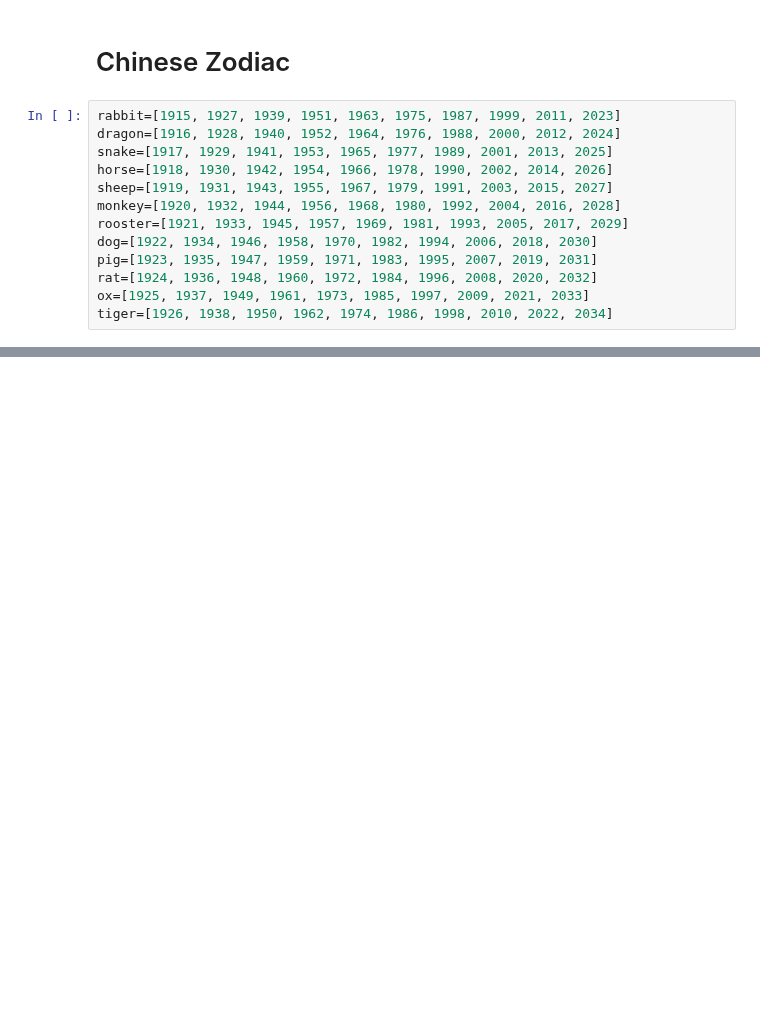
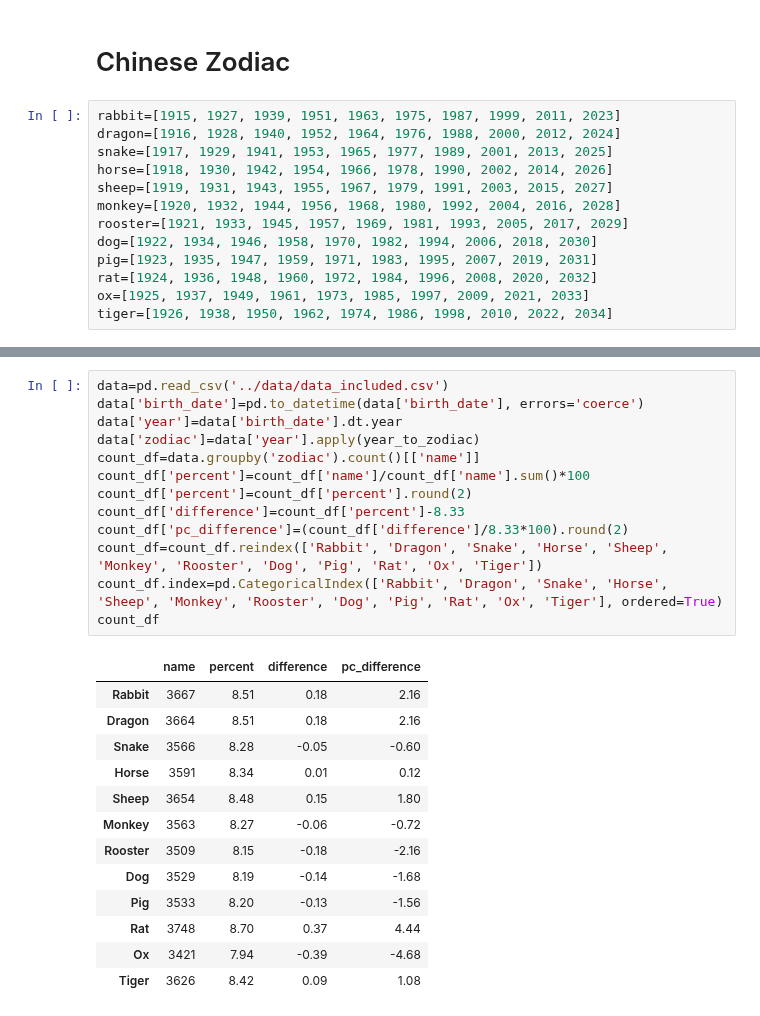
Before and after one commit to OjasSB/DS105, a Jupyter notebook: notebooks/Zodiac.ipynb, the cells around one changed output, grey strips where cells are left out. Saved outputs shown, nothing was run; the diff lists cells and outputs as text; blank space fills up the shorter version.

```diff
--- a/notebooks/Zodiac.ipynb
+++ b/notebooks/Zodiac.ipynb
@@ -113,0 +140,27 @@ tiger=[1926, 1938, 1950, 1962, 1974, 1986, 1998, 2010, 2022, 2034]
+# %%
+data=pd.read_csv('../data/data_included.csv')
+data['birth_date']=pd.to_datetime(data['birth_date'], errors='coerce')
+data['year']=data['birth_date'].dt.year
+data['zodiac']=data['year'].apply(year_to_zodiac)
+count_df=data.groupby('zodiac').count()[['name']]
+count_df['percent']=count_df['name']/count_df['name'].sum()*100
+count_df['percent']=count_df['percent'].round(2)
+count_df['difference']=count_df['percent']-8.33
+count_df['pc_difference']=(count_df['difference']/8.33*100).round(2)
+count_df=count_df.reindex(['Rabbit', 'Dragon', 'Snake', 'Horse', 'Sheep', 'Monkey', 'Rooster', 'Dog', 'Pig', 'Rat', 'Ox', 'Tiger'])
+count_df.index=pd.CategoricalIndex(['Rabbit', 'Dragon', 'Snake', 'Horse', 'Sheep', 'Monkey', 'Rooster', 'Dog', 'Pig', 'Rat', 'Ox', 'Tiger'], ordered=True)
+count_df
+# %% [output]
+|  | name | percent | difference | pc_difference |
+| Rabbit | 3667 | 8.51 | 0.18 | 2.16 |
+| Dragon | 3664 | 8.51 | 0.18 | 2.16 |
+| Snake | 3566 | 8.28 | -0.05 | -0.60 |
+| Horse | 3591 | 8.34 | 0.01 | 0.12 |
+| Sheep | 3654 | 8.48 | 0.15 | 1.80 |
+| Monkey | 3563 | 8.27 | -0.06 | -0.72 |
+| Rooster | 3509 | 8.15 | -0.18 | -2.16 |
+| Dog | 3529 | 8.19 | -0.14 | -1.68 |
+| Pig | 3533 | 8.20 | -0.13 | -1.56 |
+| Rat | 3748 | 8.70 | 0.37 | 4.44 |
+| Ox | 3421 | 7.94 | -0.39 | -4.68 |
+| Tiger | 3626 | 8.42 | 0.09 | 1.08 |
```
Also changed, not shown: parts of 4 cells of this notebook.
